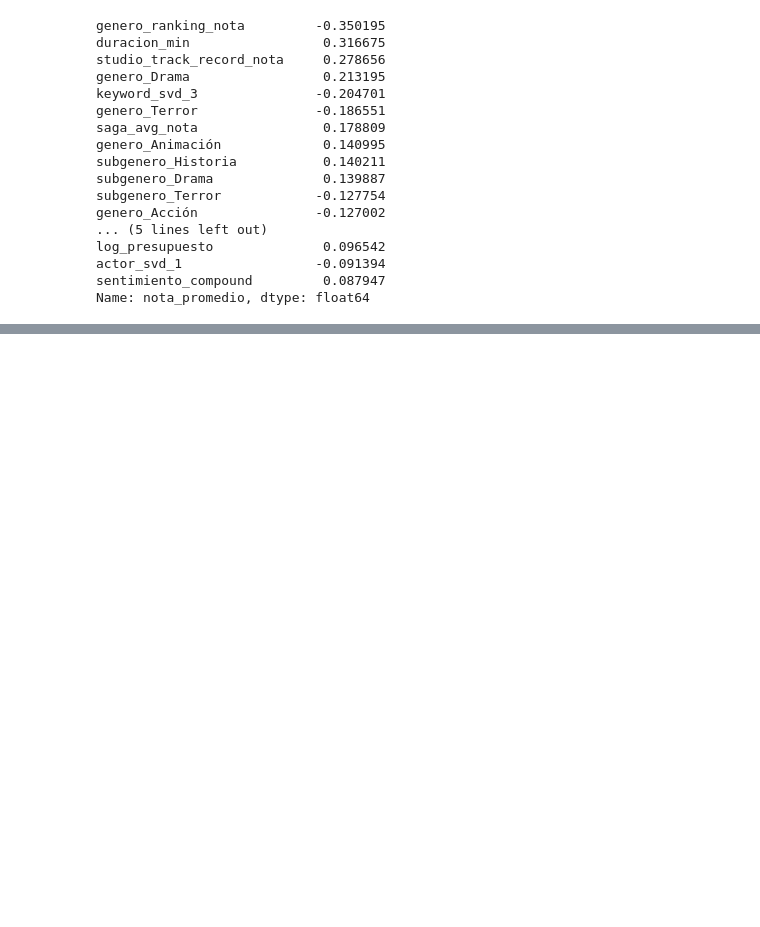
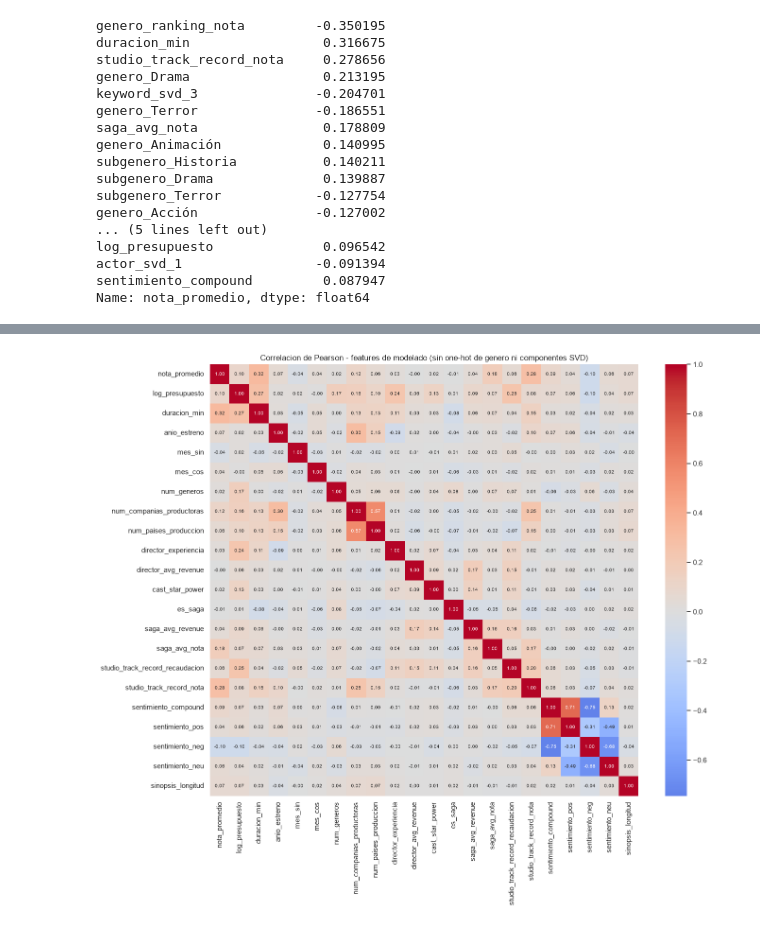
Before and after one commit to LeonardoGastaldo/Pochoclo-Predict, a Jupyter notebook: notebooks/03_feature_engineering.ipynb, the cells around one changed output, grey strips where cells are left out. Cells and saved outputs as stored; diff of their text form; code cells hidden in the pictures; blank space fills up the shorter version.

```diff
--- a/notebooks/03_feature_engineering.ipynb
+++ b/notebooks/03_feature_engineering.ipynb
@@ -56,14 +56,17 @@ import json
 
 import numpy as np
 import pandas as pd
+import matplotlib.pyplot as plt
+import seaborn as sns
 import nltk
-from sklearn.decomposition import TruncatedSVD
+from sklearn.decomposition import PCA, TruncatedSVD
 from sklearn.feature_extraction.text import TfidfVectorizer
-from sklearn.preprocessing import MultiLabelBinarizer
+from sklearn.preprocessing import MultiLabelBinarizer, StandardScaler
 
 from src import paths
 
 pd.set_option("display.max_columns", None)
+sns.set_theme(style="whitegrid")
 
 nltk.download("vader_lexicon", quiet=True)
 from nltk.sentiment import SentimentIntensityAnalyzer
@@ -466,0 +489,13 @@ Name: nota_promedio, dtype: float64
+# %%
+prefijos_excluidos = ("genero_", "subgenero_", "actor_svd_", "keyword_svd_")
+cols_core = [c for c in feat.columns if c != "id" and not c.startswith(prefijos_excluidos)]
+
+corr_matrix = feat[cols_core].corr(numeric_only=True)
+
+fig, ax = plt.subplots(figsize=(14, 12))
+sns.heatmap(corr_matrix, annot=True, fmt=".2f", cmap="coolwarm", center=0, annot_kws={"size": 7}, ax=ax)
+ax.set_title("Correlacion de Pearson - features de modelado (sin one-hot de genero ni componentes SVD)")
+plt.tight_layout()
+plt.show()
+# %% [output]
+[figure, added]
```
Also changed, not shown: parts of 5 cells of this notebook, 7 other files.
